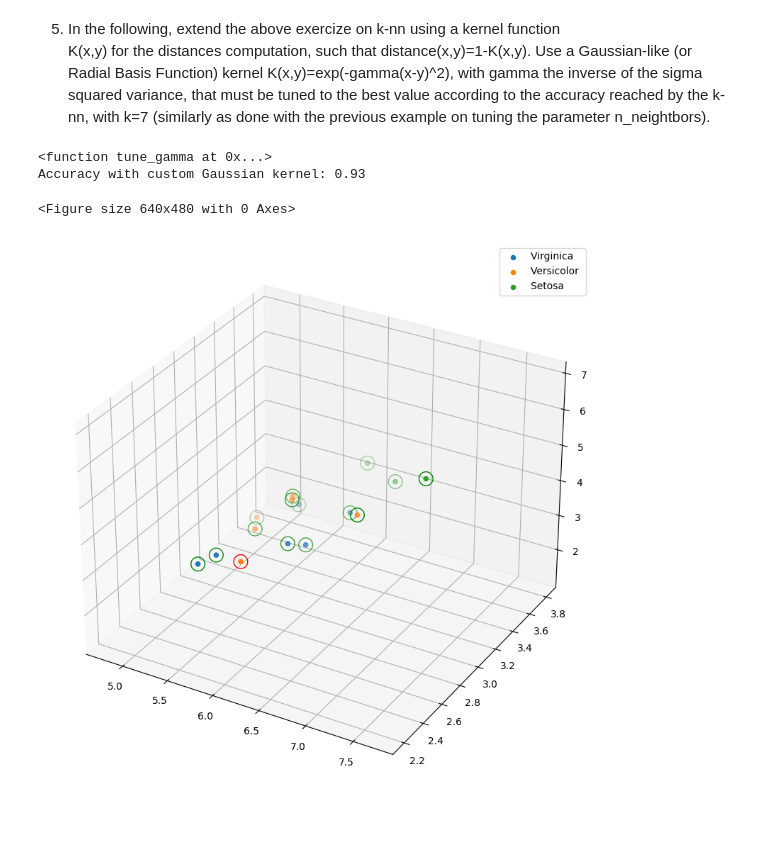
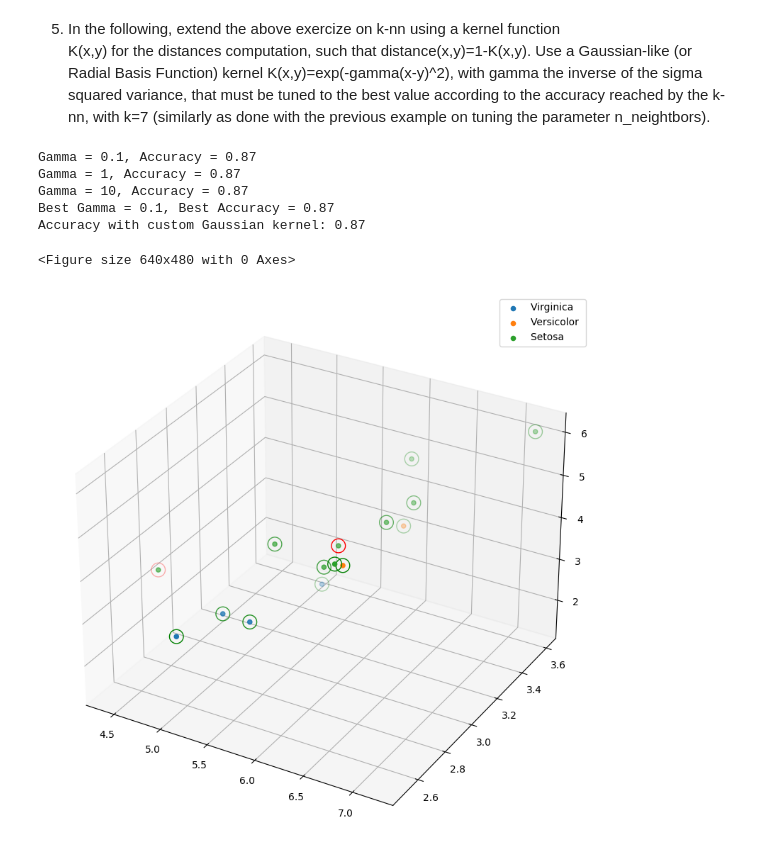
Before and after one commit to Artorias718/Machine-Learning, a Jupyter notebook: 3. Distance based models/classification_iris_knn_aa_21_22 (1).ipynb, the cells around one changed output. Cells and saved outputs as stored; diff of their text form; code cells hidden in the pictures; blank space fills up the shorter version.

```diff
--- a/3. Distance based models/classification_iris_knn_aa_21_22 (1).ipynb
+++ b/3. Distance based models/classification_iris_knn_aa_21_22 (1).ipynb
@@ -528,6 +528,8 @@ from sklearn.neighbors import KNeighborsClassifier
 from sklearn.metrics import accuracy_score
 from sklearn.metrics.pairwise import euclidean_distances
 from mpl_toolkits.mplot3d import Axes3D
+from Utils import *
+
 
 
 # Load the Iris dataset
@@ -536,51 +538,14 @@ X = iris.data
 y = iris.target
 
 # Split the dataset into training and testing sets
-X_train, X_test, y_train, y_test = train_test_split(X, y, test_size=0.1, random_state=42)
+X_train, X_test, y_train, y_test = train_test_split(X, y, test_size=0.1, random_state=158)
 
 gamma = 1
 gamma_values = [0.1, 1, 10]
 
-def tune_gamma(X_train, X_test, y_train, y_test, gamma_values):
-    best_accuracy = 0
-    best_gamma = None
+best_gamma = tune_gamma(X_train, X_test, y_train, y_test, gamma_values)
 
-    for gamma in gamma_values:
-        # Create a K-NN classifier with the custom Gaussian kernel
-        knn_classifier = KNeighborsClassifier(n_neighbors=7, metric=custom_gaussian_kernel, metric_params={'gamma': gamma})
-        knn_classifier.fit(X_train, y_train)
-
-        # Make predictions on the test set
-        y_pred = knn_classifier.predict(X_test)
-
-        # Calculate the accuracy
-        accuracy = accuracy_score(y_test, y_pred)
-
-        print(f"Gamma = {gamma}, Accuracy = {accuracy:.2f}")
-
-        # Update the best gamma if the current gamma gives higher accuracy
-        if accuracy > best_accuracy:
-            best_accuracy = accuracy
-            best_gamma = gamma
-
-    print(f"Best Gamma = {best_gamma}, Best Accuracy = {best_accuracy:.2f}")
-
-    return best_gamma
-
-# Create a custom Gaussian kernel function with a specified gamma
-def custom_gaussian_kernel(x, y, gamma):
-    if x.ndim == 1:
-        x = x.reshape(1, -1)
-    if y.ndim == 1:
-        y = y.reshape(1, -1)
-    euclidean_dist = euclidean_distances(x, y)
-    return 1 - np.exp(-gamma * euclidean_dist**2)
-
-
-gamma2 = tune_gamma(X_train, X_test, y_train, y_test, gamma_values)
-print(gamma2)
-
-knn_classifier = KNeighborsClassifier(n_neighbors=7, metric=custom_gaussian_kernel, metric_params={'gamma': gamma})
+knn_classifier = KNeighborsClassifier(n_neighbors=7, metric=custom_gaussian_kernel, metric_params={'gamma': best_gamma})
 knn_classifier.fit(X_train, y_train)
 
 # Make predictions on the test set
@@ -600,33 +565,36 @@ ax = fig.add_subplot(111, projection='3d')
 # Define feature1, feature2, and feature3 based on your data
 feature1 = X_test[:, 0]
 feature2 = X_test[:, 1]
 feature3 = X_test[:, 2]
 
 # Define class labels for visualization
 classes = ["Setosa", "Versicolor", "Virginica"]
 
 # Plot the 3D scatter plot for the real classes
 for i in range(3):
     ax.scatter(feature1[y_test == i], feature2[y_test == i], feature3[y_test == i], label=f"{classes[i]} ")
 
 # Plot the 3D scatter plot for correct predictions
 for i in range(3):
     ax.scatter(feature1[(y_test == i) & (y_pred == i)], feature2[(y_test == i) & (y_pred == i)],
                feature3[(y_test == i) & (y_pred == i)], marker='o', edgecolors='green', facecolors='none',s=200, label=f"{classes[i]} ")
 
 # Plot the 3D scatter plot for incorrect predictions
 for i in range(3):
     ax.scatter(feature1[(y_test == i) & (y_pred != i)], feature2[(y_test == i) & (y_pred != i)],
                feature3[(y_test == i) & (y_pred != i)], marker='o',edgecolors='red', facecolors='none', s=200, label=f"{classes[i]} ")
 
 handles, labels = ax.get_legend_handles_labels()
 unique_labels = list(set(labels))
 ax.legend(handles[:3], unique_labels[:3])
 
 # Show the 3D scatter plot
 plt.show()
 # %% [output]
-<function tune_gamma at 0x...>
-Accuracy with custom Gaussian kernel: 0.93
+Gamma = 0.1, Accuracy = 0.87
+Gamma = 1, Accuracy = 0.87
+Gamma = 10, Accuracy = 0.87
+Best Gamma = 0.1, Best Accuracy = 0.87
+Accuracy with custom Gaussian kernel: 0.87
 <Figure size 640x480 with 0 Axes>
-[figure, old version]
+[figure, new version]
```
Also changed, not shown: 5 other files.
